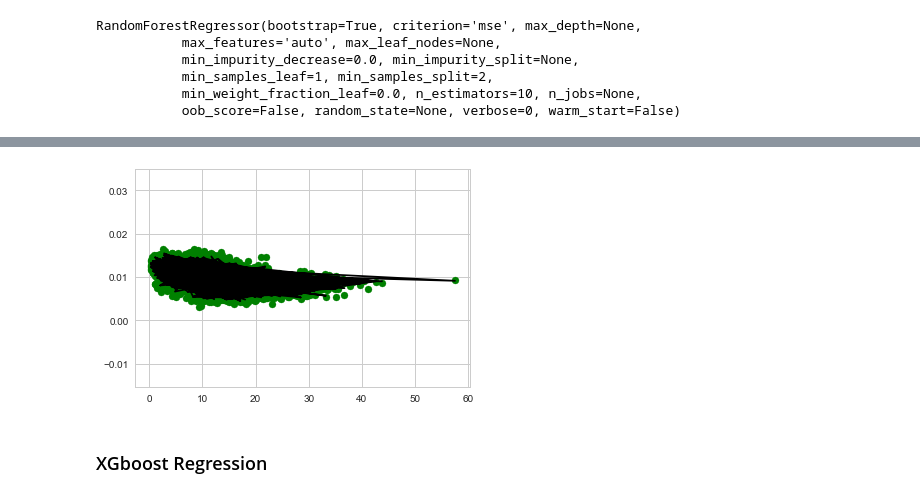
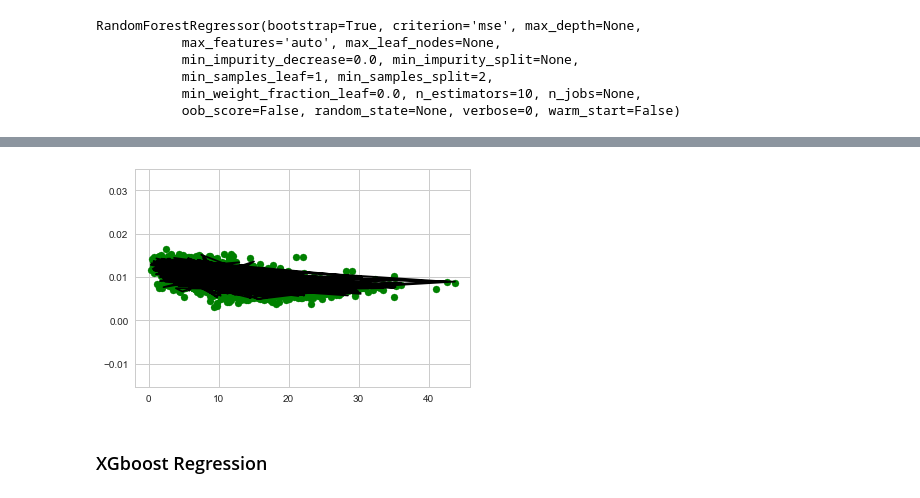
Before and after one commit to dgatlin/LogAnalysis, a Jupyter notebook: Log Level Data.ipynb, the cells around one changed output, grey strips where cells are left out. Drawn from its saved outputs; the diff is of its cells as text; code cells hidden in the pictures.

Commit message:
X_test Plot

```diff
--- a/Log Level Data.ipynb
+++ b/Log Level Data.ipynb
@@ -133,10 +136,10 @@ RMSE: 0.002512
 # %%
-plt.scatter(x, y,color='g')
-plt.plot(x, model.predict(x),color='k')
+plt.scatter(X_test, y_test,color='g')
+plt.plot(X_test, model.predict(X_test),color='k')
 
 plt.show()
 # %% [output]
-[figure, old version]
+[figure, new version]
 # %% [markdown]
 ### XGboost Regression
 # %%
```
Also changed, not shown: parts of 4 cells of this notebook.
